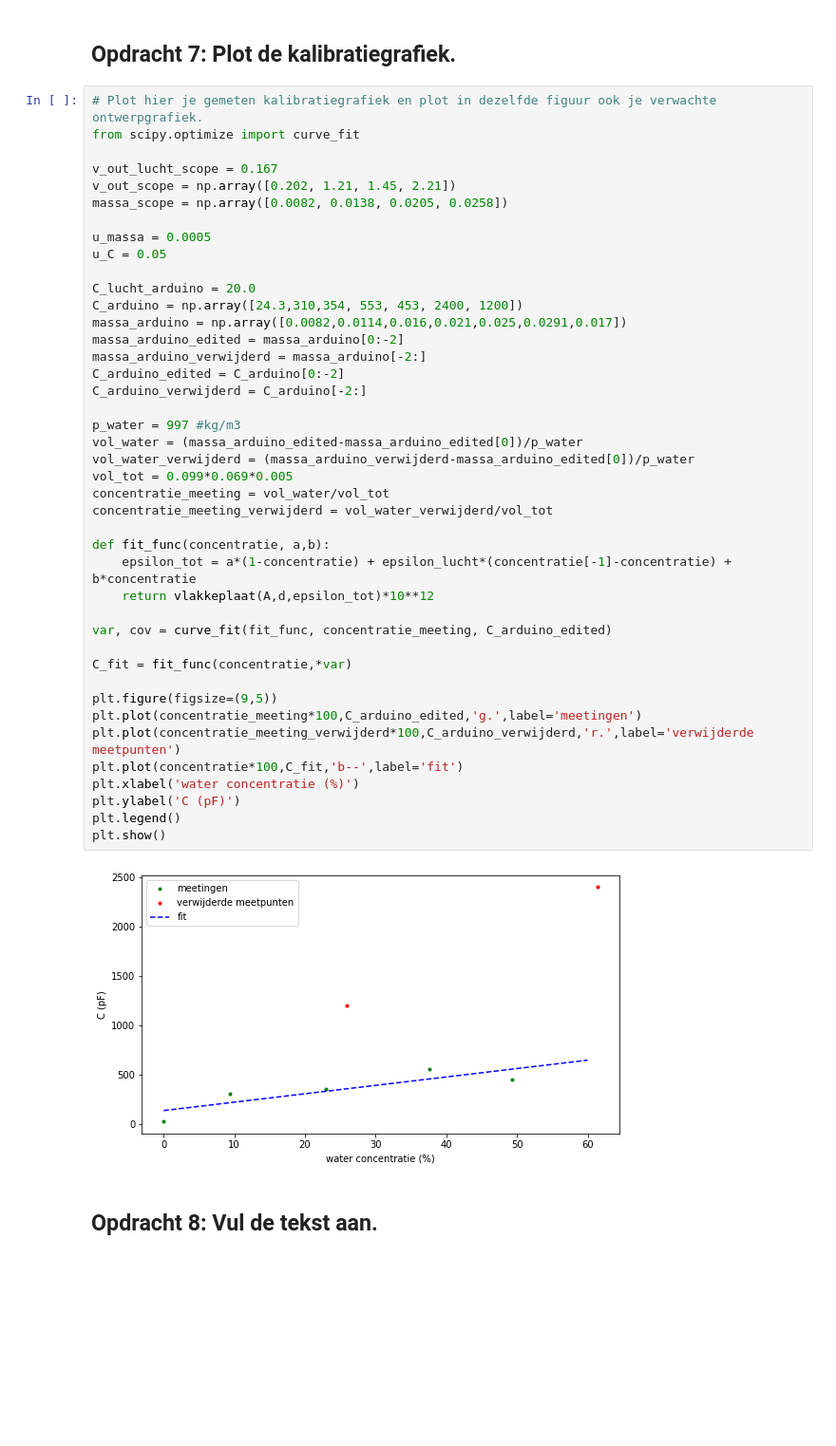
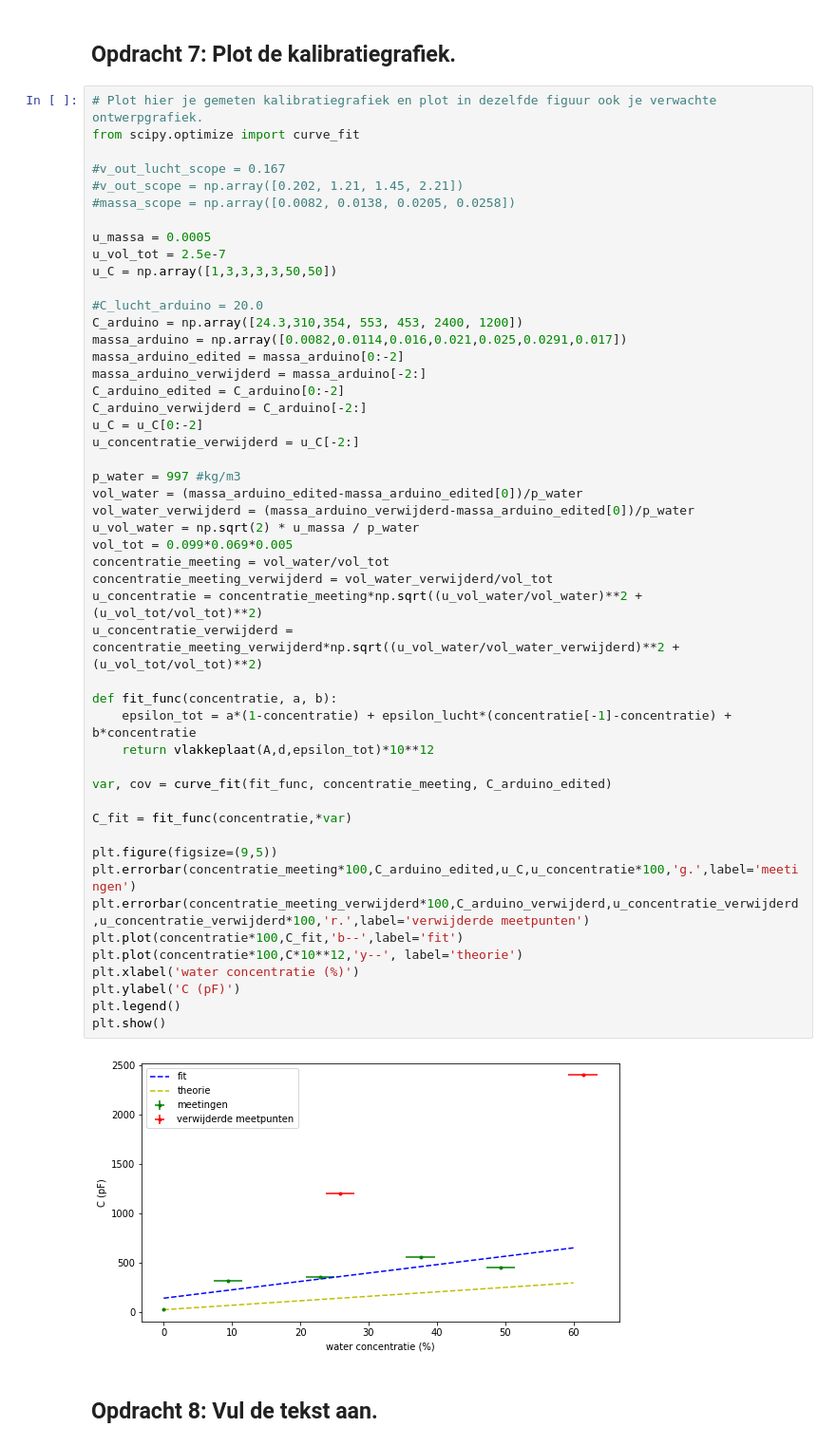
Before and after one commit to oprelo/opdrachten-DEF-D, a Jupyter notebook: FysiekeOntwerpopdrachten/2OntwerpEenSensorCondensator/DEFOntwerpopdracht2OntwerpEenSensorInvulTemplate.ipynb, the cells around one changed output. Shown at 95% size. Saved outputs shown, nothing was run; the diff lists cells and outputs as text; blank space fills up the shorter version.

```diff
--- a/FysiekeOntwerpopdrachten/2OntwerpEenSensorCondensator/DEFOntwerpopdracht2OntwerpEenSensorInvulTemplate.ipynb
+++ b/FysiekeOntwerpopdrachten/2OntwerpEenSensorCondensator/DEFOntwerpopdracht2OntwerpEenSensorInvulTemplate.ipynb
@@ -125,46 +125,53 @@ plt.show()
 # Plot hier je gemeten kalibratiegrafiek en plot in dezelfde figuur ook je verwachte ontwerpgrafiek.
 from scipy.optimize import curve_fit
 
-v_out_lucht_scope = 0.167
-v_out_scope = np.array([0.202, 1.21, 1.45, 2.21])
-massa_scope = np.array([0.0082, 0.0138, 0.0205, 0.0258])
+#v_out_lucht_scope = 0.167
+#v_out_scope = np.array([0.202, 1.21, 1.45, 2.21])
+#massa_scope = np.array([0.0082, 0.0138, 0.0205, 0.0258])
 
 u_massa = 0.0005
-u_C = 0.05
+u_vol_tot = 2.5e-7
+u_C = np.array([1,3,3,3,3,50,50])
 
-C_lucht_arduino = 20.0
+#C_lucht_arduino = 20.0
 C_arduino = np.array([24.3,310,354, 553, 453, 2400, 1200])
 massa_arduino = np.array([0.0082,0.0114,0.016,0.021,0.025,0.0291,0.017])
 massa_arduino_edited = massa_arduino[0:-2]
 massa_arduino_verwijderd = massa_arduino[-2:]
 C_arduino_edited = C_arduino[0:-2]
 C_arduino_verwijderd = C_arduino[-2:]
+u_C = u_C[0:-2]
+u_concentratie_verwijderd = u_C[-2:]
 
 p_water = 997 #kg/m3
 vol_water = (massa_arduino_edited-massa_arduino_edited[0])/p_water
 vol_water_verwijderd = (massa_arduino_verwijderd-massa_arduino_edited[0])/p_water
+u_vol_water = np.sqrt(2) * u_massa / p_water
 vol_tot = 0.099*0.069*0.005
 concentratie_meeting = vol_water/vol_tot
 concentratie_meeting_verwijderd = vol_water_verwijderd/vol_tot
+u_concentratie = concentratie_meeting*np.sqrt((u_vol_water/vol_water)**2 + (u_vol_tot/vol_tot)**2)
+u_concentratie_verwijderd = concentratie_meeting_verwijderd*np.sqrt((u_vol_water/vol_water_verwijderd)**2 + (u_vol_tot/vol_tot)**2)
 
-def fit_func(concentratie, a,b):
+def fit_func(concentratie, a, b):
     epsilon_tot = a*(1-concentratie) + epsilon_lucht*(concentratie[-1]-concentratie) + b*concentratie
     return vlakkeplaat(A,d,epsilon_tot)*10**12
 
 var, cov = curve_fit(fit_func, concentratie_meeting, C_arduino_edited)
 
 C_fit = fit_func(concentratie,*var)
 
 plt.figure(figsize=(9,5))
-plt.plot(concentratie_meeting*100,C_arduino_edited,'g.',label='meetingen')
-plt.plot(concentratie_meeting_verwijderd*100,C_arduino_verwijderd,'r.',label='verwijderde meetpunten')
+plt.errorbar(concentratie_meeting*100,C_arduino_edited,u_C,u_concentratie*100,'g.',label='meetingen')
+plt.errorbar(concentratie_meeting_verwijderd*100,C_arduino_verwijderd,u_concentratie_verwijderd,u_concentratie_verwijderd*100,'r.',label='verwijderde meetpunten')
 plt.plot(concentratie*100,C_fit,'b--',label='fit')
+plt.plot(concentratie*100,C*10**12,'y--', label='theorie')
 plt.xlabel('water concentratie (%)')
 plt.ylabel('C (pF)')
 plt.legend()
 plt.show()
 # %% [output]
-[figure, old version]
+[figure, new version]
 # %% [markdown]
 ## Opdracht 8: Vul de tekst aan.
 # %% [markdown]
```
Also changed, not shown: parts of 9 cells of this notebook.
